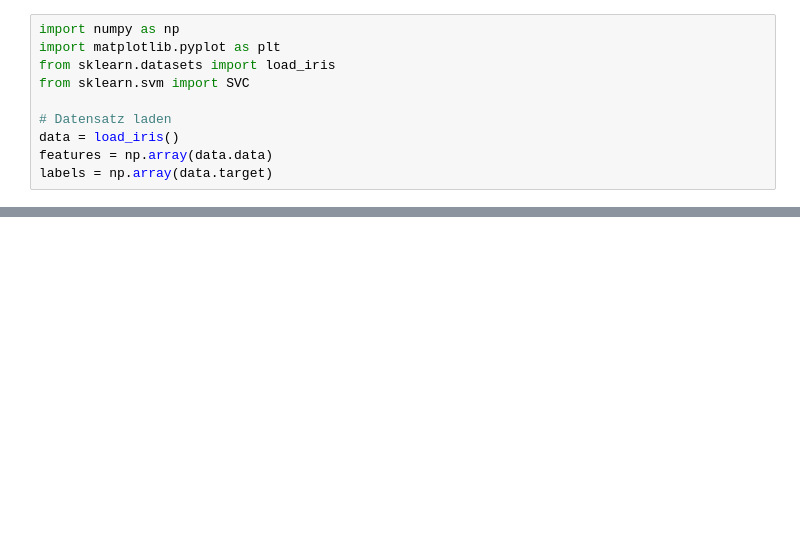
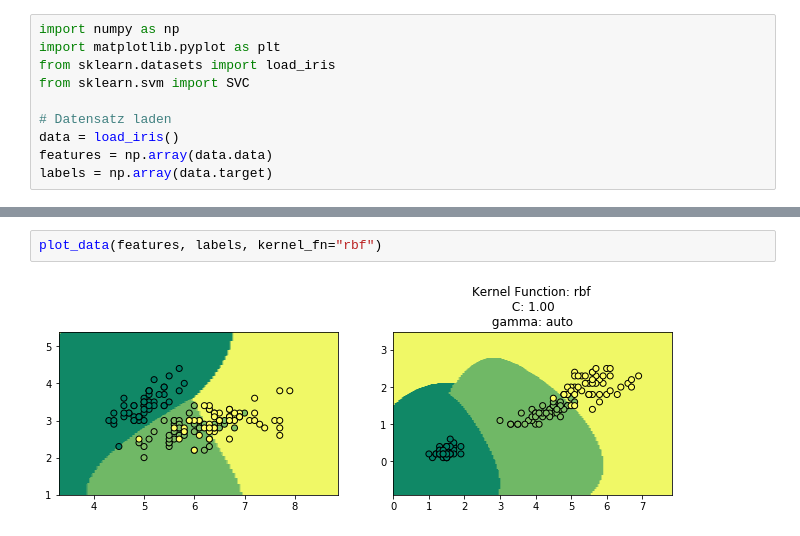
Before and after one commit to emomicrowave/machine-learning-tutorials, a Jupyter notebook: 05-support_vector_machines/notebook.ipynb, the cells around one changed output, grey strips where cells are left out. Drawn from its saved outputs; the diff is of its cells as text; blank space fills up the shorter version.

```diff
--- a/05-support_vector_machines/notebook.ipynb
+++ b/05-support_vector_machines/notebook.ipynb
@@ -34 +83,5 @@ def plot_data(X, y, kernel_fn="linear", C=1.0, degree=3, gamma='auto'):
     plt.show()
+# %%
+plot_data(features, labels, kernel_fn="rbf")
+# %% [output]
+[figure, added]
```
Also changed, not shown: parts of 12 cells of this notebook.
